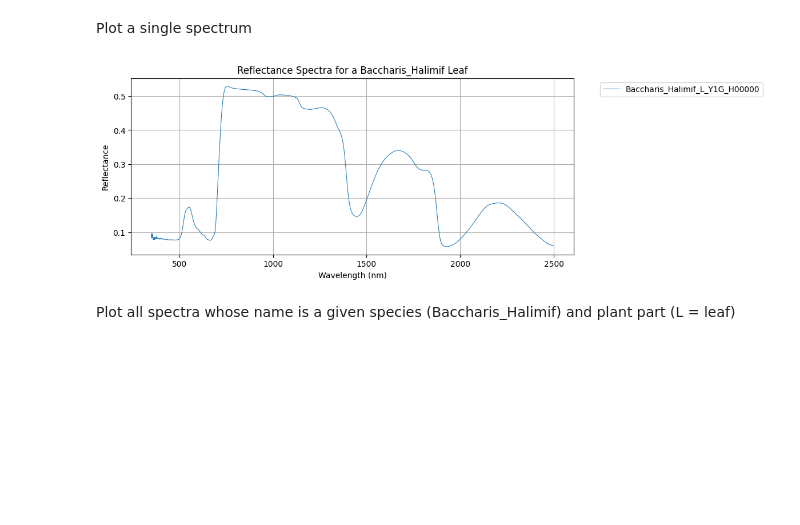
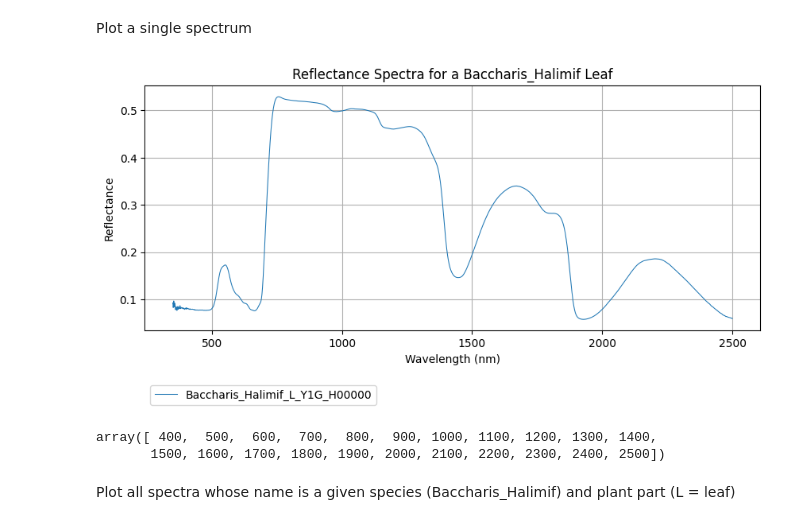
Before and after one commit to wbasener/UPWINS_Spectral_Library, a Jupyter notebook: spectral_library_searching_and_plotting.ipynb, the cells around one changed output. Cells and saved outputs as stored; diff of their text form; code cells hidden in the pictures; blank space fills up the shorter version.

```diff
--- a/spectral_library_searching_and_plotting.ipynb
+++ b/spectral_library_searching_and_plotting.ipynb
@@ -21,14 +21,21 @@ Plot a single spectrum
 # %%
 # Plot the first spectrum
 plt.figure(figsize=(10,4))
 plt.plot(lib.bands.centers, lib.spectra[0], label=lib.names[0], linewidth=0.75)
 plt.xlabel('Wavelength (nm)')
 plt.ylabel('Reflectance')
 plt.grid(True)
+vert_line_vals = np.linspace(400,2500,100)
 plt.title('Reflectance Spectra for a Baccharis_Halimif Leaf')
-plt.legend(bbox_to_anchor=(1.05, 1.0), loc='upper left');
+plt.legend(bbox_to_anchor=(0, -0.2), loc='upper left', ncol=4);
 # %% [output]
-[figure, old version]
+[figure, new version]
+# %%
+import numpy as np
+np.linspace(400,2500,22, dtype=int)
+# %% [output]
+array([ 400,  500,  600,  700,  800,  900, 1000, 1100, 1200, 1300, 1400,
+       1500, 1600, 1700, 1800, 1900, 2000, 2100, 2200, 2300, 2400, 2500])
 # %% [markdown]
 Plot all spectra whose name is a given species (Baccharis_Halimif) and plant part (L = leaf)
 # %%
```
Also changed, not shown: 3 other files.
